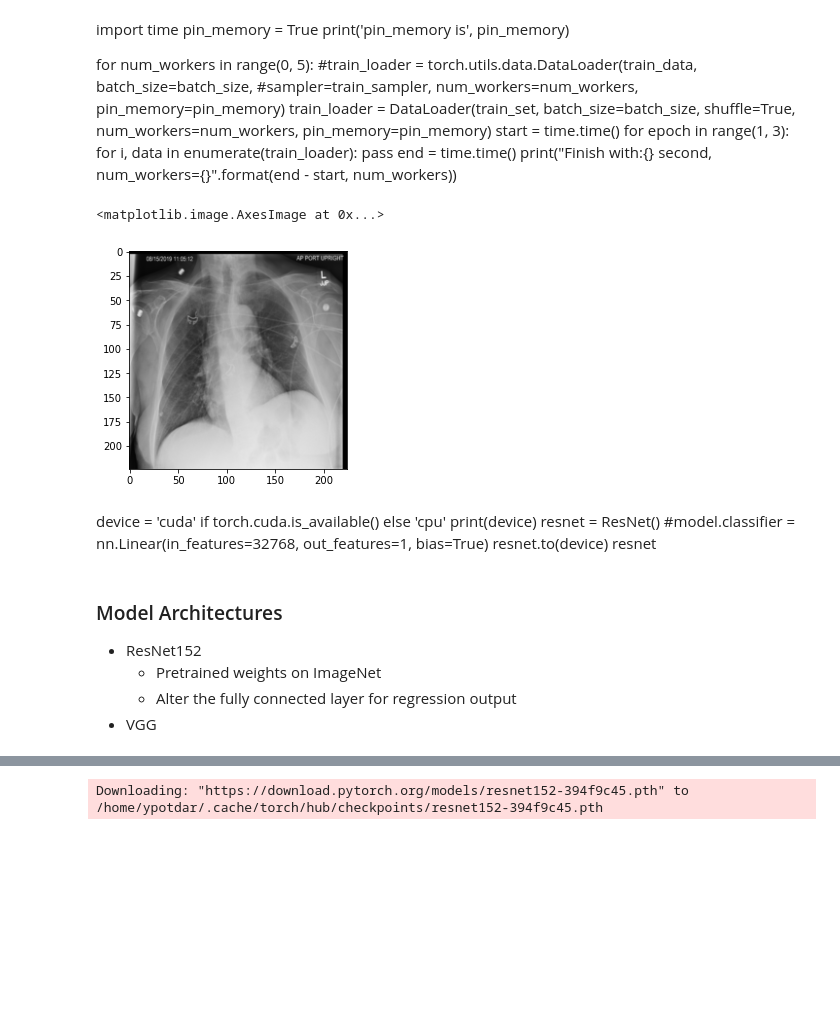
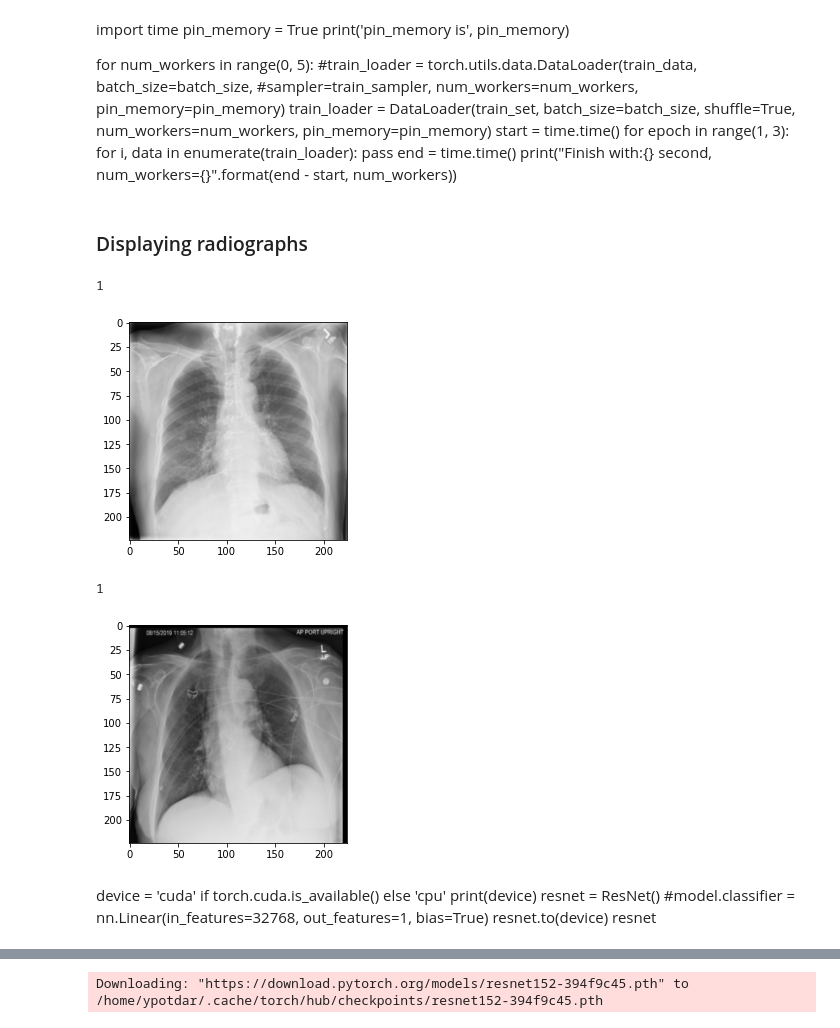
Before and after one commit to ddav118/DSC180A, a Jupyter notebook: Final.ipynb, the cells around one changed output, grey strips where cells are left out. Cells and saved outputs as stored; diff of their text form; code cells hidden in the pictures; blank space fills up the shorter version.

```diff
--- a/Final.ipynb
+++ b/Final.ipynb
@@ -190,10 +197,19 @@ for num_workers in range(0, 5):
             pass
     end = time.time()
     print("Finish with:{} second, num_workers={}".format(end - start, num_workers))
+# %% [markdown]
+### Displaying radiographs
+# %%
+plt.imshow(train_set[0][0].permute(1, 2, 0),cmap='gray');
+print(train_set[0][2])
+# %% [output]
+1
+[figure, added]
 # %%
-plt.imshow(valid_set[0][0].permute(1, 2, 0),cmap='gray')
+plt.imshow(valid_set[0][0].permute(1, 2, 0),cmap='gray');
+print(valid_set[0][2])
 # %% [output]
-<matplotlib.image.AxesImage at 0x...>
+1
 [figure]
 # %% [markdown]
 device = 'cuda' if torch.cuda.is_available() else 'cpu'
@@ -202,9 +218,3 @@ resnet = ResNet()
 #model.classifier = nn.Linear(in_features=32768, out_features=1, bias=True)
 resnet.to(device)
 resnet
-# %% [markdown]
-### Model Architectures
-- ResNet152
-    - Pretrained weights on ImageNet
-    - Alter the fully connected layer for regression output
-- VGG
```
Also changed, not shown: parts of 9 cells of this notebook.
